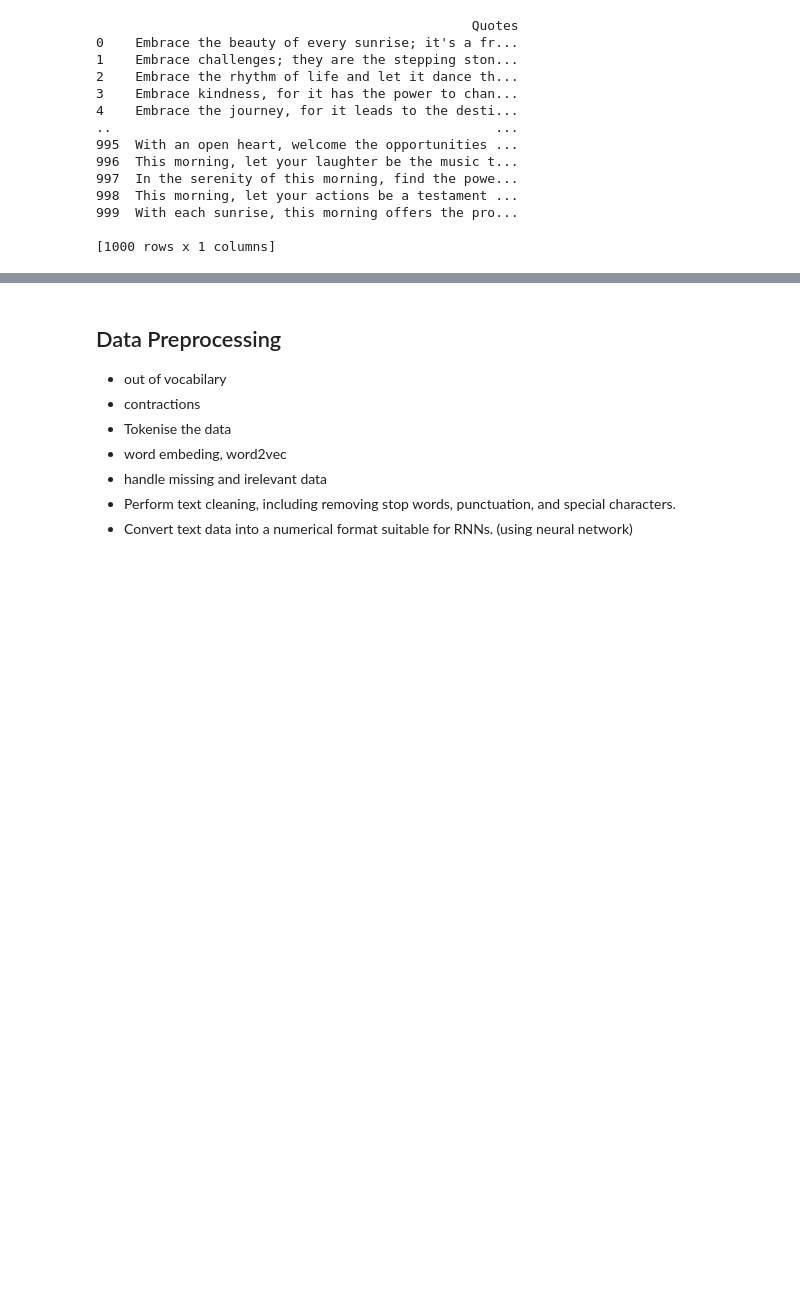
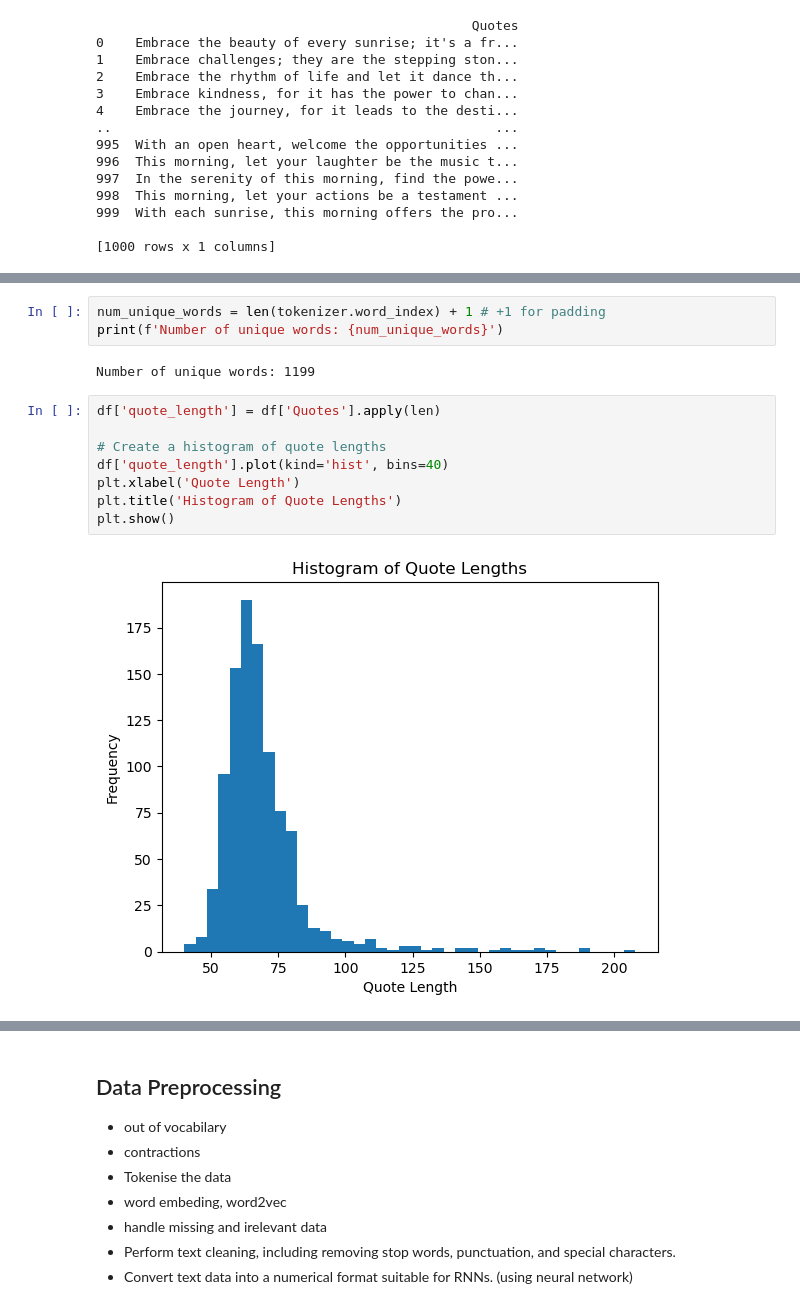
Before and after one commit to errnasty/Connvolution-and-Recurrent-Neural-Networks, a Jupyter notebook: RNN.ipynb, the cells around one changed output, grey strips where cells are left out. Saved outputs shown, nothing was run; the diff lists cells and outputs as text; blank space fills up the shorter version.

```diff
--- a/RNN.ipynb
+++ b/RNN.ipynb
@@ -53,0 +119,15 @@ print(df)
+# %%
+num_unique_words = len(tokenizer.word_index) + 1 # +1 for padding
+print(f'Number of unique words: {num_unique_words}')
+# %% [output]
+Number of unique words: 1199
+# %%
+df['quote_length'] = df['Quotes'].apply(len)
+
+# Create a histogram of quote lengths
+df['quote_length'].plot(kind='hist', bins=40)
+plt.xlabel('Quote Length')
+plt.title('Histogram of Quote Lengths')
+plt.show()
+# %% [output]
+[figure, added]
```
Also changed, not shown: parts of 16 cells of this notebook.
